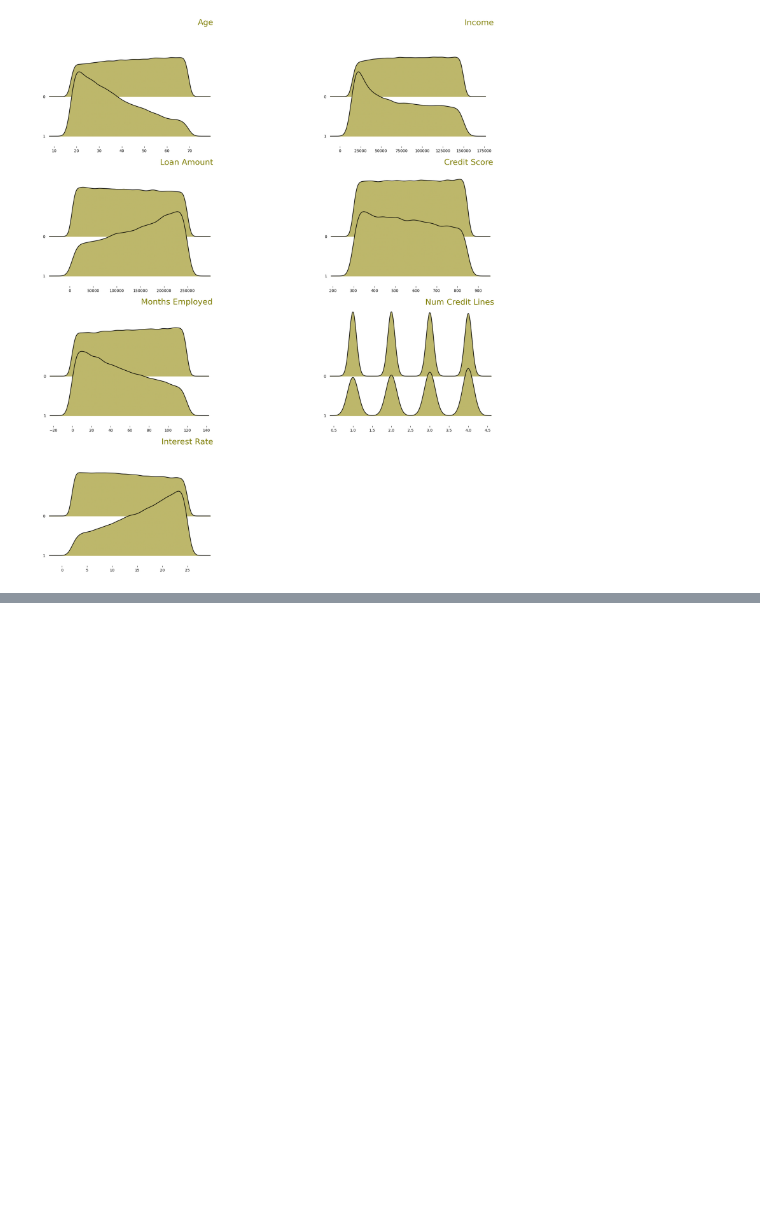
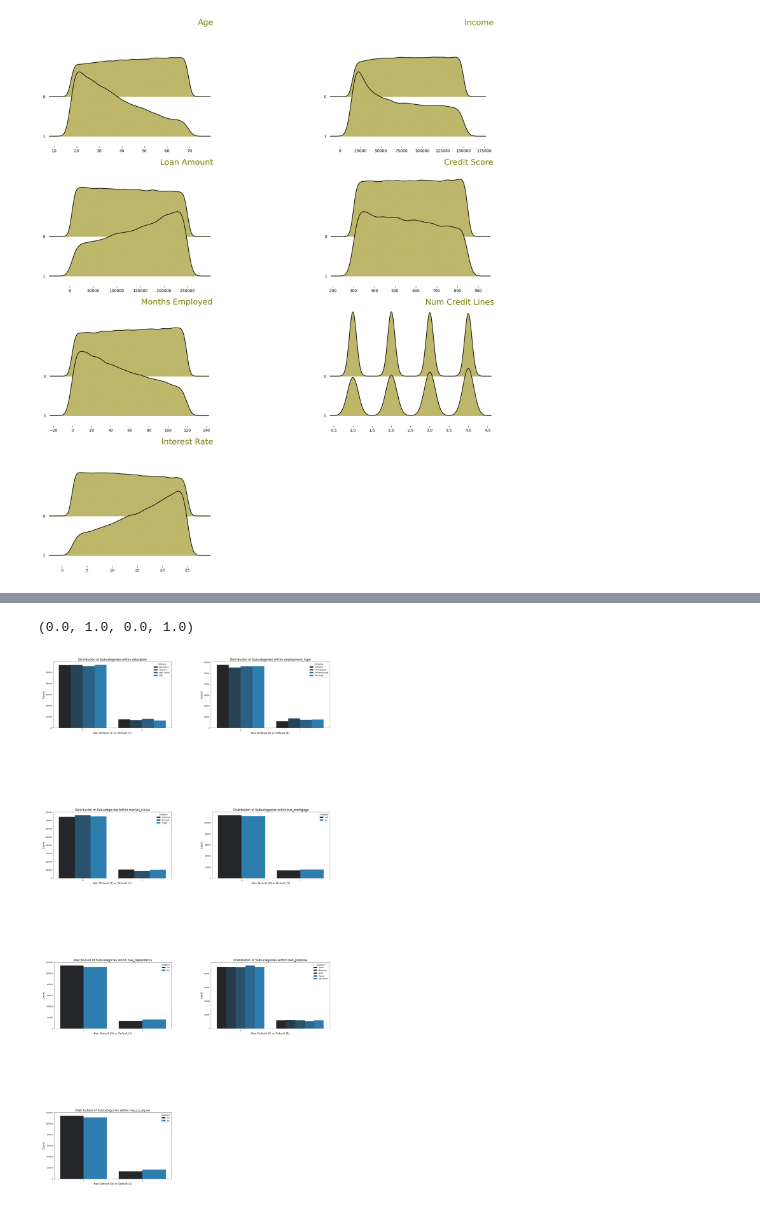
Before and after one commit to f-kuzey-edes-huyal/loan_default_prediction, a Jupyter notebook: eda_feature_engineering.ipynb, the cells around one changed output, grey strips where cells are left out. Cells and saved outputs as stored; diff of their text form; code cells hidden in the pictures; blank space fills up the shorter version.

```diff
--- a/eda_feature_engineering.ipynb
+++ b/eda_feature_engineering.ipynb
@@ -318,0 +408,22 @@ plt.show()
+# %%
+
+
+f, axarr = plt.subplots(4,2,figsize=(12, 24))# Turn off the last (empty) subplot if there are fewer than 8 images
+axarr[0,0].imshow(mpimg.imread(image_paths[0]))
+axarr[0,1].imshow(mpimg.imread(image_paths[1]))
+axarr[1,0].imshow(mpimg.imread(image_paths[2]))
+axarr[1,1].imshow(mpimg.imread(image_paths[3]))
+axarr[2,0].imshow(mpimg.imread(image_paths[4]))
+axarr[2,1].imshow(mpimg.imread(image_paths[5]))
+axarr[3,0].imshow(mpimg.imread(image_paths[6]))
+axarr[0,0].axis('off')
+axarr[0,1].axis('off')
+axarr[1,0].axis('off')
+axarr[1,1].axis('off')
+axarr[2,0].axis('off')
+axarr[2,1].axis('off')
+axarr[3,0].axis('off')
+axarr[3,1].axis('off')
+# %% [output]
+(0.0, 1.0, 0.0, 1.0)
+[figure, added]
```
Also changed, not shown: parts of 4 cells of this notebook.
